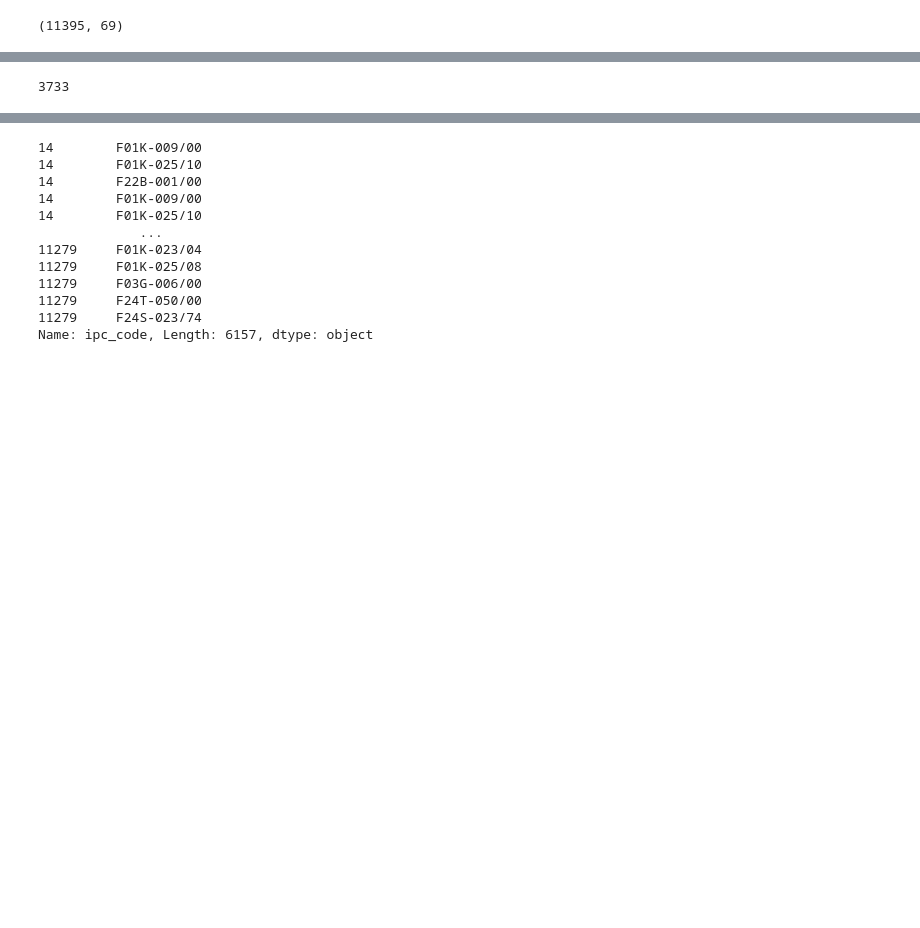
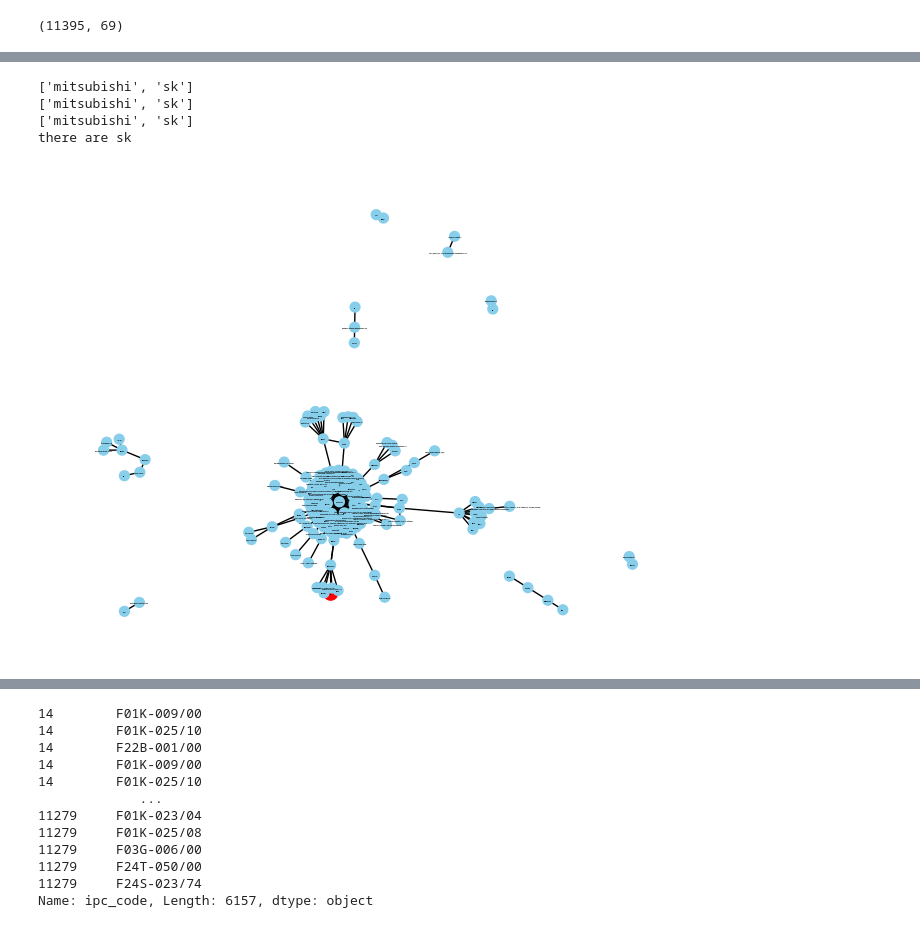
Before and after one commit to kangsunwoo827/tech_pred, a Jupyter notebook: tes_data.ipynb, the cells around one changed output, grey strips where cells are left out. Drawn from its saved outputs; the diff is of its cells as text; code cells hidden in the pictures; blank space fills up the shorter version.

```diff
--- a/tes_data.ipynb
+++ b/tes_data.ipynb
@@ -9,0 +83,3 @@ df['출원인'] = df['출원인'].str.lower()
+# %%
+connected_df = df.loc[df['출원인'].apply(lambda x : '|' in x)].copy()
+connected_df['assigned_companies_lst'] = connected_df['출원인'].apply(lambda x : sorted(list(set(map(company_assign,x.split('|'))))))
@@ -9,0 +102,16 @@ df['출원인'] = df['출원인'].str.lower()
+# %%
+top50_connected_company = df_expanded['companies'].value_counts()[:50].index
+top50_connnection_idx = []
+for i,connected_lst in enumerate(connected_df['assigned_companies_lst']):
+    for company in connected_lst:
+        if company in top50_connected_company:
+            top50_connnection_idx.append(i)
+            break
+
+top30_connected_company = df_expanded['companies'].value_counts()[:30].index
+top30_connnection_idx = []
+for i,connected_lst in enumerate(connected_df['assigned_companies_lst']):
+    for company in connected_lst:
+        if company in top30_connected_company:
+            top30_connnection_idx.append(i)
+            break
@@ -10 +138,39 @@ df['출원인'] = df['출원인'].str.lower()
+# %%
+import networkx as nx
+import matplotlib.pyplot as plt
+
+# 그래프 생성
+G = nx.Graph()
+
+# 데이터 가공 및 그래프에 노드 및 엣지 추가
+for company_list in connected_df.iloc[top30_connnection_idx]['assigned_companies_lst']:
+    for i in range(len(company_list) - 1):
+        G.add_edge(company_list[i], company_list[i + 1])
+        if 'sk' in company_list[i] or 'sk' in company_list[i+1]:
+            print(company_list)
+
+
+special_node = 'sk'
+node_colors = ['skyblue'] * len(G.nodes)
+
+if special_node in G.nodes:
+    print('there are sk')
+    special_node_index = list(G.nodes).index(special_node)
+    node_colors[special_node_index] = 'red'
+
+    node_sizes = [50] * len(G.nodes)
+    node_sizes[special_node_index] *= 2
+
+# 그래프 시각화
+pos = nx.spring_layout(G)  # 그래프 레이아웃 설정
+nx.draw(G, pos, with_labels=True, font_weight='bold', node_color=node_colors, node_size=node_sizes, edge_color=[0,0,0], linewidths=1, font_size=1)
+
+
+plt.show()
+# %% [output]
+['mitsubishi', 'sk']
+['mitsubishi', 'sk']
+['mitsubishi', 'sk']
+there are sk
+[figure, added]
 # %%
@@ -39,7 +181,3 @@ def remove_stopwords(word):
-# %%
-len(df_expanded['companies'].unique())
-# %% [output]
-3733
 # %%
 for i in df_expanded['companies'].value_counts().index:
     print(i)
```
Also changed, not shown: parts of 11 cells of this notebook, 2 other files.
